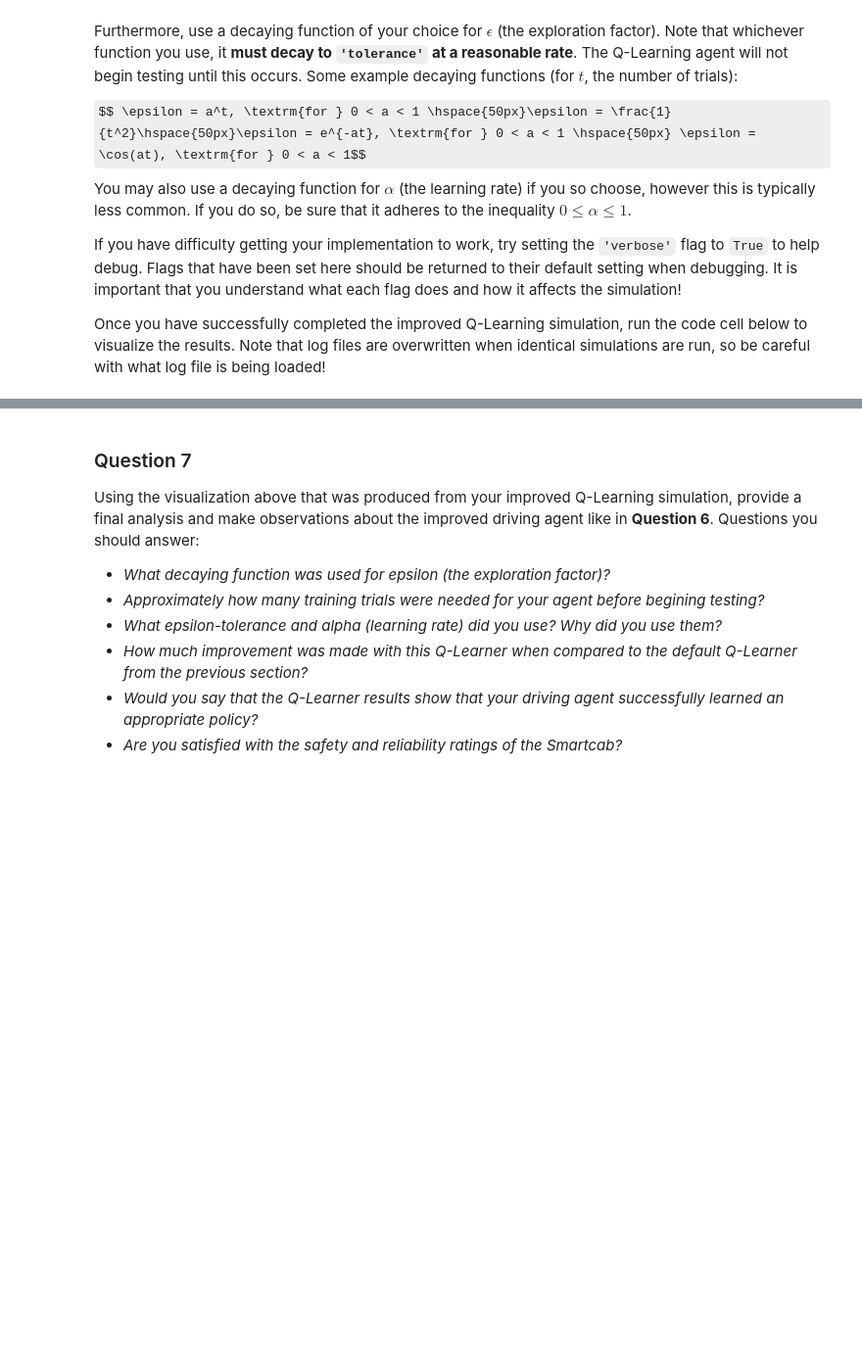
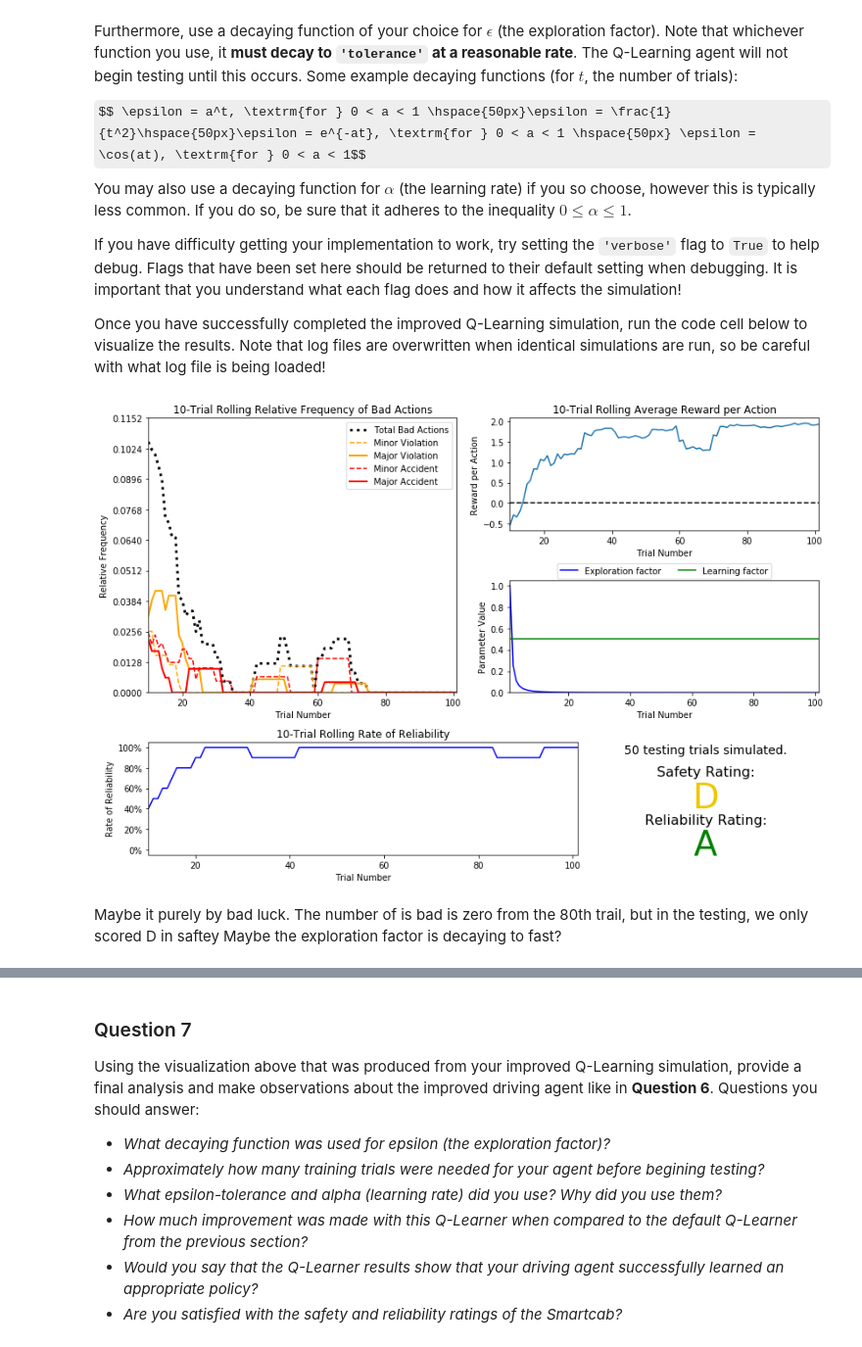
Before and after one commit to Louis-Tian/uda-mlnd, a Jupyter notebook: projects/smartcab/smartcab.ipynb, the cells around one changed output, grey strips where cells are left out. Shown at 98% size. Cells and saved outputs as stored; diff of their text form; code cells hidden in the pictures; some formulas as TeX source; blank space fills up the shorter version.

```diff
--- a/projects/smartcab/smartcab.ipynb
+++ b/projects/smartcab/smartcab.ipynb
@@ -225,0 +258,8 @@ Once you have successfully completed the improved Q-Learning simulation, run the
+# %%
+# Load the 'sim_improved-learning' file from the improved Q-Learning simulation
+vs.plot_trials('sim_improved-learning.csv')
+# %% [output]
+[figure, added]
+# %% [markdown]
+Maybe it purely by bad luck. The number of is bad is zero from the 80th trail, but in the testing, we only scored D in saftey
+Maybe the exploration factor is decaying to fast?
```
Also changed, not shown: parts of 26 cells of this notebook, 4 other files.
